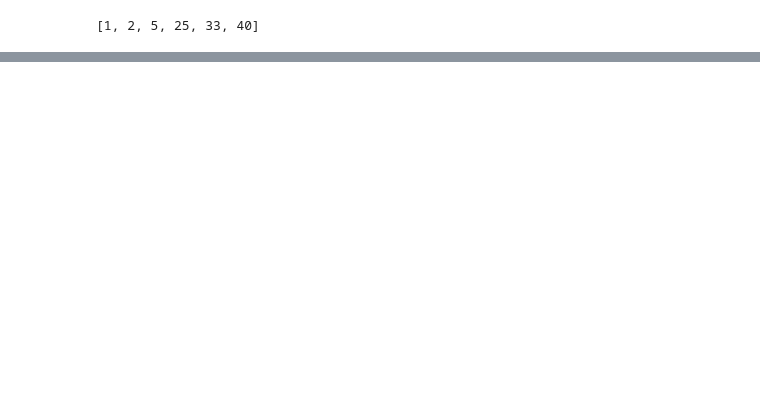
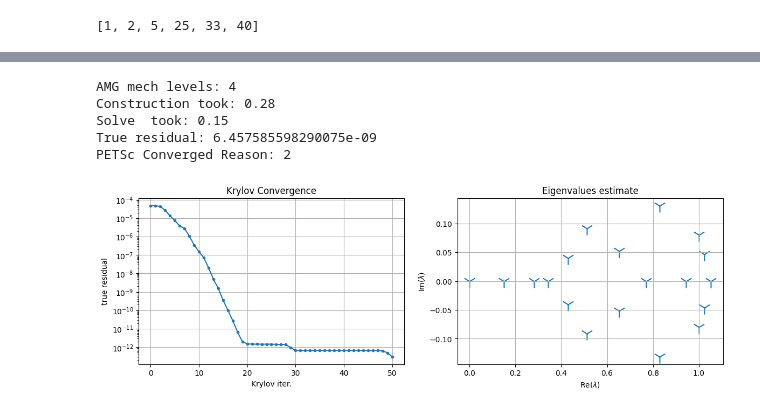
Before and after one commit to pmgbergen/FTHM-Solver, a Jupyter notebook: experiments/experiment_mandel_2_results.ipynb, the cells around one changed output, grey strips where cells are left out. Cells and saved outputs as stored; diff of their text form; code cells hidden in the pictures; blank space fills up the shorter version.

Commit message:
petsc options

```diff
--- a/experiments/experiment_mandel_2_results.ipynb
+++ b/experiments/experiment_mandel_2_results.ipynb
@@ -617,0 +144,64 @@ PETSc Converged Reason: 2
+# %%
+from fixed_stress import get_fixed_stress_stabilization, get_fs_fractures_analytical, make_fs_analytical
+from hm_solver import build_mechanics_near_null_space
+from mat_utils import *
+from block_matrix import *
+
+krylov = solve_petsc_3(
+    J,
+    rhs_global=rhs,
+    return_data=True,
+    ksp_scheme=KSPScheme(
+        # ksp="richardson",
+        rtol=1e-8,
+        right_transformations=[
+            lambda bmat: model.Qright(contact_group=0, u_intf_group=3)
+        ],
+        petsc_options={
+            "ksp_type": "fgmres",
+        },
+        preconditioner=FieldSplitScheme(
+            groups=[0],
+            solve=lambda bmat: inv_block_diag(mat=bmat[[0]].mat, nd=model.nd),
+            complement=FieldSplitScheme(
+                groups=[1],
+                solve=lambda bmat: PetscILU(bmat[[1]].mat, factor_levels=0),
+                invertor=lambda bmat: extract_diag_inv(bmat[[1]].mat),
+                complement=FieldSplitScheme(
+                    groups=[2, 3],
+                    solve=lambda bmat: PetscAMGMechanics(
+                        mat=bmat[[2, 3]].mat,
+                        dim=model.nd,
+                        null_space=build_mechanics_near_null_space(model, include_intf=True),
+                        petsc_options={
+                            "mg_levels_ksp_type": "gmres",
+                            "mg_levels_ksp_max_it": 10,
+                            "mg_levels_ksp_gmres_restart": 10,
+                            'pc_gamg_aggressive_coarsening': 0,
+                        },
+                    ),
+                    # invertor='direct',
+                    invertor_type="physical",
+                    invertor=lambda bmat: make_fs_analytical(
+                        model, bmat, p_mat_group=4, p_frac_group=5
+                    ).mat,
+                    # invertor=lambda bmat: get_fixed_stress_stabilization(model),
+                    # invertor=lambda bmat: get_fs_fractures_analytical(model),
+                    complement=FieldSplitScheme(
+                        groups=[4, 5],
+                        solve=lambda bmat: PetscAMGFlow(
+                            mat=bmat[[4, 5]].mat, dim=model.nd
+                        ),
+                    ),
+                ),
+            ),
+        ),
+    ),
+)
+# %% [output]
+AMG mech levels: 4
+Construction took: 0.28
+Solve  took: 0.15
+True residual: 6.457585598290075e-09
+PETSc Converged Reason: 2
+[figure, added]
```
Also changed, not shown: parts of 58 cells of this notebook, 5 other files.
